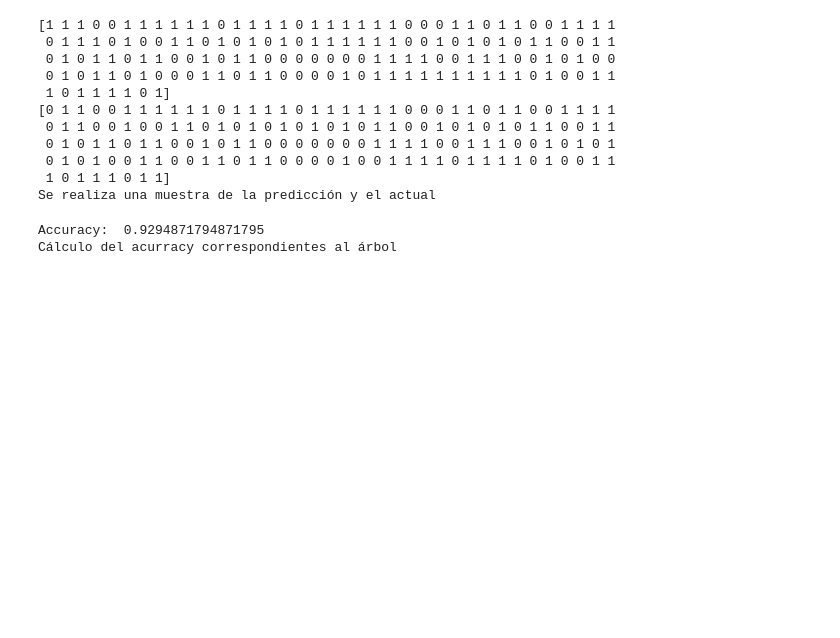
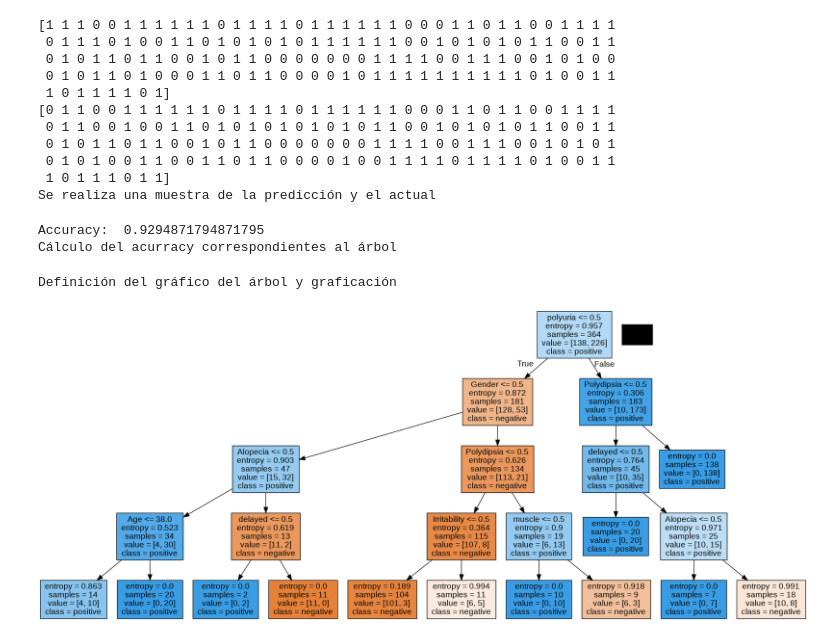
Before and after one commit to Dyllnrz/DyllanRaza_Lab2, a Jupyter notebook: DyllanRaza_lab2.ipynb, the cells around one changed output. Saved outputs shown, nothing was run; the diff lists cells and outputs as text; code cells hidden in the pictures; blank space fills up the shorter version.

```diff
--- a/DyllanRaza_lab2.ipynb
+++ b/DyllanRaza_lab2.ipynb
@@ -129,3 +129,19 @@ print(metr.__doc__)
 # %% [output]
 Accuracy:  0.9294871794871795
 Cálculo del acurracy correspondientes al árbol
+# %%
+def graf():
+  '''Definición del gráfico del árbol y graficación'''
+tree.export_graphviz(classifier, out_file = 'tree_social.dot')
+dot_data = tree.export_graphviz(classifier,
+                                out_file = None,
+                                class_names = ['negative', 'positive'],
+                                feature_names = list(dataset.drop(['clase'], axis=1)),
+                                filled= True
+                               )
+print(graf.__doc__)
+graph = pydotplus.graph_from_dot_data(dot_data)
+Image(graph.create_png())
+# %% [output]
+Definición del gráfico del árbol y graficación
+[figure, added]
```
